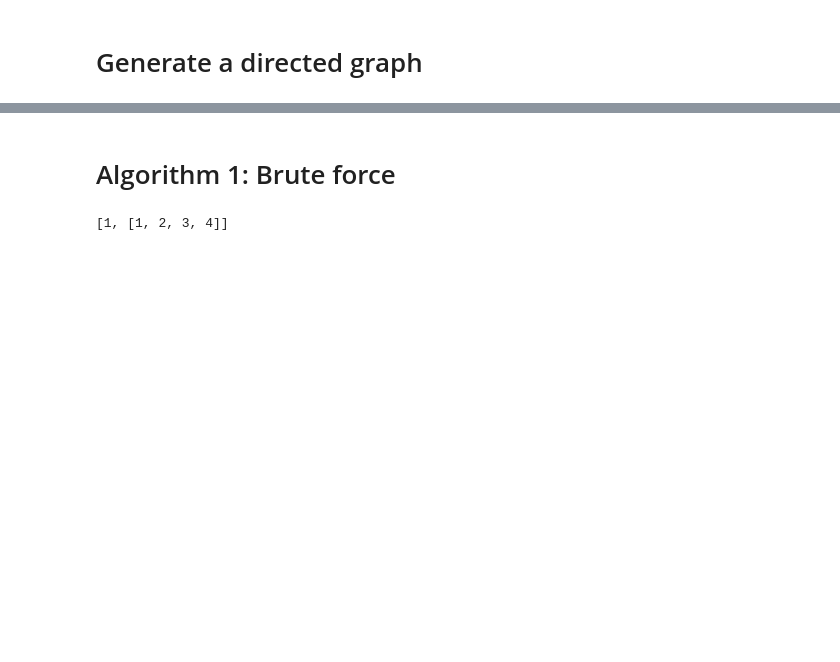
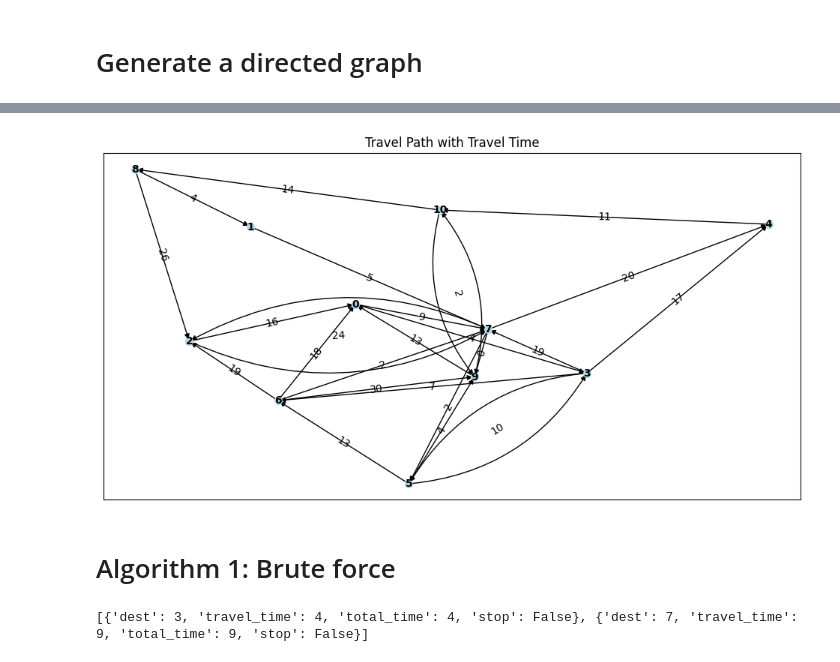
Before and after one commit to vanphuoc3012/cst_241, a Jupyter notebook: path_finding.ipynb, the cells around one changed output, grey strips where cells are left out. Drawn from its saved outputs; the diff is of its cells as text; code cells hidden in the pictures; blank space fills up the shorter version.

```diff
--- a/path_finding.ipynb
+++ b/path_finding.ipynb
@@ -32,11 +65,54 @@ print(paths)
+# %%
+def draw_curved_edges(G, pos, arc_rad=0.25):
+    ax = plt.gca()
+    for u, v, data in G.edges(data=True):
+        if G.has_edge(v, u) and u != v:  # Two-way connection
+            rad = arc_rad
+        else:
+            rad = 0.0
+        # Create a curved line between nodes
+        arrow = patches.FancyArrowPatch(
+            pos[u], pos[v],
+            connectionstyle=f'arc3,rad={rad}',
+            arrowstyle='-|>',
+            color='black',
+            lw=1,
+            mutation_scale=10,
+        )
+        ax.add_patch(arrow)
+# %%
+#import matplotlib.pyplot as plt
+#import networkx as nx
+# Given list of dictionaries
+#edges = [{'start': 9, 'dest': 0, 'travel_time': 13}, {'start': 0, 'dest': 1, 'travel_time': 0}]
+
+plt.figure(figsize=(12, 6))
+# Create a directed graph
+G = nx.DiGraph()
+
+# Add edges to the graph and store travel time as an attribute
+for i in range(len(paths)):
+    G.add_edge(paths[i]['start'], paths[i]['dest'], travel_time=paths[i]['travel_time'])
+
+# Draw the graph
+pos = nx.spring_layout(G)  # Layout for visualization
+#nx.draw(G, pos, with_labels=True, node_size=500, node_color='lightblue', font_size=10, font_weight='bold', arrows=True)
+nx.draw_networkx_nodes(G, pos,node_color='lightblue', node_size=50)
+
+# Draw edge labels (travel time)
+edge_labels = {(path['start'], path['dest']): path['travel_time'] for path in paths}
+node_labels = { path['start']: path['start'] for path in paths}
+
+nx.draw_networkx_labels(G, pos, labels=node_labels, font_size=10, font_weight='bold')
+nx.draw_networkx_edge_labels(G, pos, edge_labels=edge_labels, font_size=10, label_pos=0.5)
+#nx.draw_networkx_edges(G, pos, arrows=True)
+draw_curved_edges(G, pos)
+
+
+# Display the graph
+plt.title("Travel Path with Travel Time")
+plt.show()
+# %% [output]
+[figure, added]
 # %% [markdown]
 # Algorithm 1: Brute force
-# %%
-def empty():
-    return
-
-a = [1]
-a.append([1,2,3,4])
-print(a)
-# %% [output]
-[1, [1, 2, 3, 4]]
@@ -43 +132,5 @@ print(a)
+# %%
+print(getDestList(paths,0,0))
+# %% [output]
+[{'dest': 3, 'travel_time': 4, 'total_time': 4, 'stop': False}, {'dest': 7, 'travel_time': 9, 'total_time': 9, 'stop': False}]
 # %%
```
Also changed, not shown: parts of 14 cells of this notebook, 2 other files.
